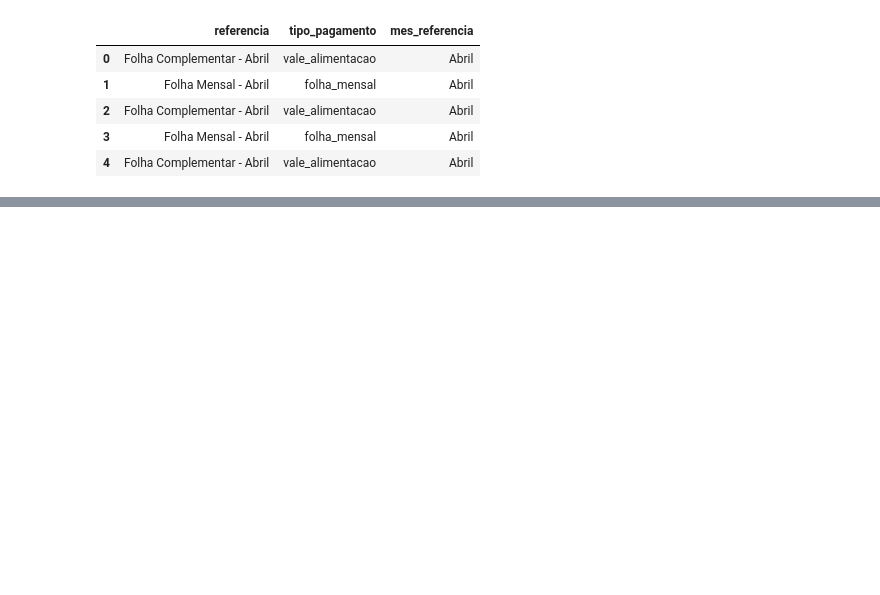
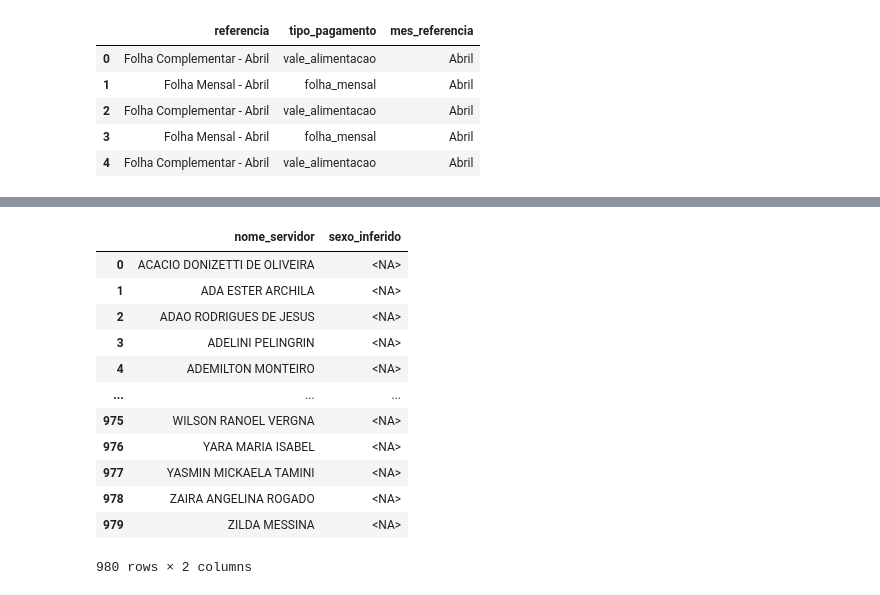
Before and after one commit to oguidenardi/folha_pagamento_santa_rita_2025, a Jupyter notebook: notebooks/03_data_preparation.ipynb, the cells around one changed output, grey strips where cells are left out. Cells and saved outputs as stored; diff of their text form; code cells hidden in the pictures; blank space fills up the shorter version.

Commit message:
feat(data-prep): inferência manual do sexo dos servidores e documentação do processo

```diff
--- a/notebooks/03_data_preparation.ipynb
+++ b/notebooks/03_data_preparation.ipynb
@@ -130,0 +172,10 @@ df_prepared.tail()
+# %%
+nomes_unicos = (
+    df_prepared["nome"]
+    .dropna()
+    .drop_duplicates()
+    .sort_values()
+    .reset_index(drop=True)
+)
+
+nomes_unicos
@@ -130,0 +195,21 @@ df_prepared.tail()
+# %%
+df_sexo_servidores = pd.DataFrame({
+    "nome_servidor": nomes_unicos,
+    "sexo_inferido": pd.NA
+})
+
+df_sexo_servidores
+# %% [output]
+|  | nome_servidor | sexo_inferido |
+| 0 | ACACIO DONIZETTI DE OLIVEIRA | <NA> |
+| 1 | ADA ESTER ARCHILA | <NA> |
+| 2 | ADAO RODRIGUES DE JESUS | <NA> |
+| 3 | ADELINI PELINGRIN | <NA> |
+| 4 | ADEMILTON MONTEIRO | <NA> |
+| ... | ... | ... |
+| 975 | WILSON RANOEL VERGNA | <NA> |
+| 976 | YARA MARIA ISABEL | <NA> |
+| 977 | YASMIN MICKAELA TAMINI | <NA> |
+| 978 | ZAIRA ANGELINA ROGADO | <NA> |
+| 979 | ZILDA MESSINA | <NA> |
+980 rows × 2 columns
```
Also changed, not shown: parts of 9 cells of this notebook, 3 other files.
